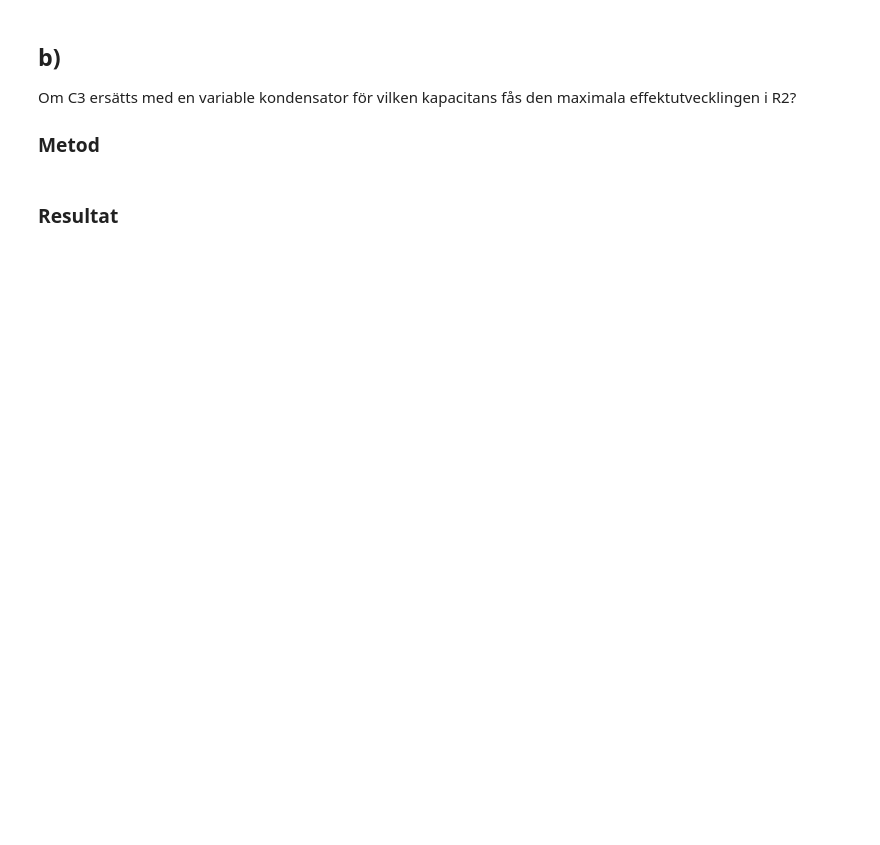
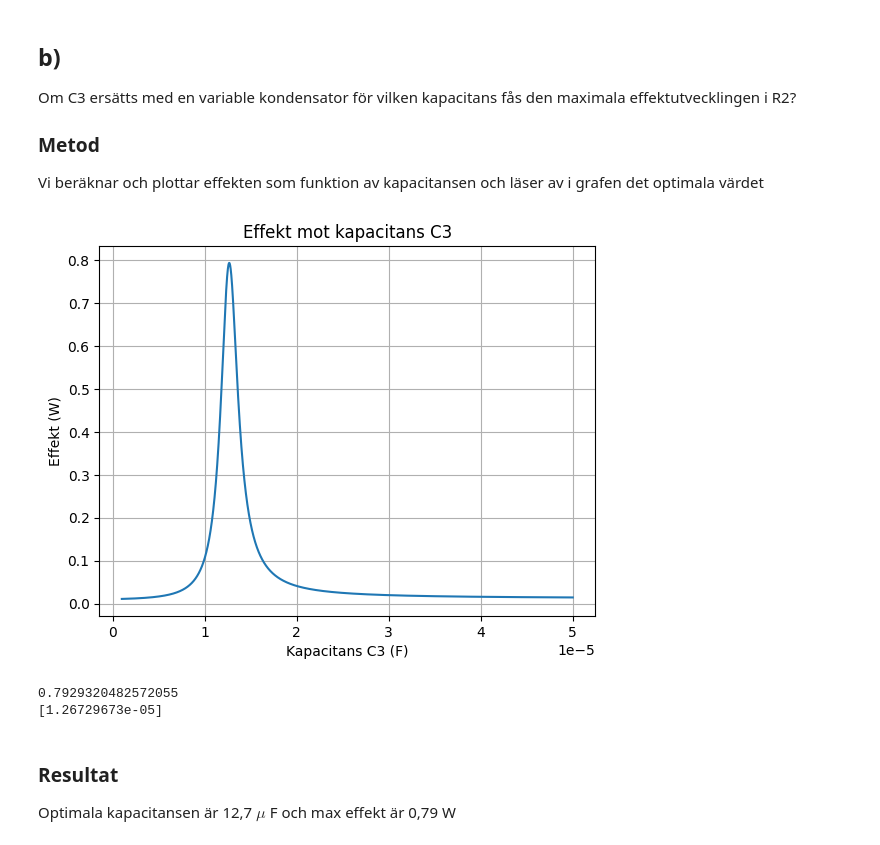
Before and after one commit to Hobbit0419/Uni_code, a Jupyter notebook: Elmag/Inlupp 1/inlupp1.ipynb, the cells around one changed output. Cells and saved outputs as stored; diff of their text form; code cells hidden in the pictures; blank space fills up the shorter version.

```diff
--- a/Elmag/Inlupp 1/inlupp1.ipynb
+++ b/Elmag/Inlupp 1/inlupp1.ipynb
@@ -133,3 +145,4 @@ print(f'U4 = {U4p[0]}V med faskift {np.rad2deg(U4p[1])} grader')
 Om C3 ersätts med en variable kondensator för vilken kapacitans fås den maximala effektutvecklingen i R2?
 
 ### Metod
+Vi beräknar och plottar effekten som funktion av kapacitansen och läser av i grafen det optimala värdet
@@ -138,2 +148,0 @@ Om C3 ersätts med en variable kondensator för vilken kapacitans fås den maxim
-# %% [markdown]
-### Resultat
@@ -139,0 +151,23 @@ Om C3 ersätts med en variable kondensator för vilken kapacitans fås den maxim
+# %%
+C3 = np.linspace(1 * 10**-6, 50* 10**-6, 10000)
+ZC3 = 1 / (1j * w * C3)
+
+zeta_list = []
+
+for ZC3_value in ZC3:
+    Z = np.array([
+        [R1 + ZC1, ZC1, 0, 0],
+        [ZC1, R4 + R2 + ZL1 + ZC1, R2, 0],
+        [0, R2, R3 + ZC3_value + ZC2 + R2, ZC3_value],
+        [0, 0, ZC3_value, ZL2 + ZC3_value]
+    ])
+    V = np.array([E1, E3, E3, E2])
+    I = np.linalg.solve(Z, V)
+    zeta = I[1] + I[2]
+    zeta_list.append(abs(zeta))
+
+zeta_array = np.array(zeta_list)
+
+P = R2 * (zeta_array**2)
+# %% [output]
+[figure, added]
@@ -139,0 +181,10 @@ Om C3 ersätts med en variable kondensator för vilken kapacitans fås den maxim
+# %%
+print(max(P))
+print(C3[np.where(P==max(P))])
+# %% [output]
+0.7929320482572055
+[1.26729673e-05]
+# %% [markdown]
+### Resultat
+
+Optimala kapacitansen är 12,7 $\mu$ F och max effekt är 0,79 W
```
Also changed, not shown: parts of 9 cells of this notebook, 1 other file.
